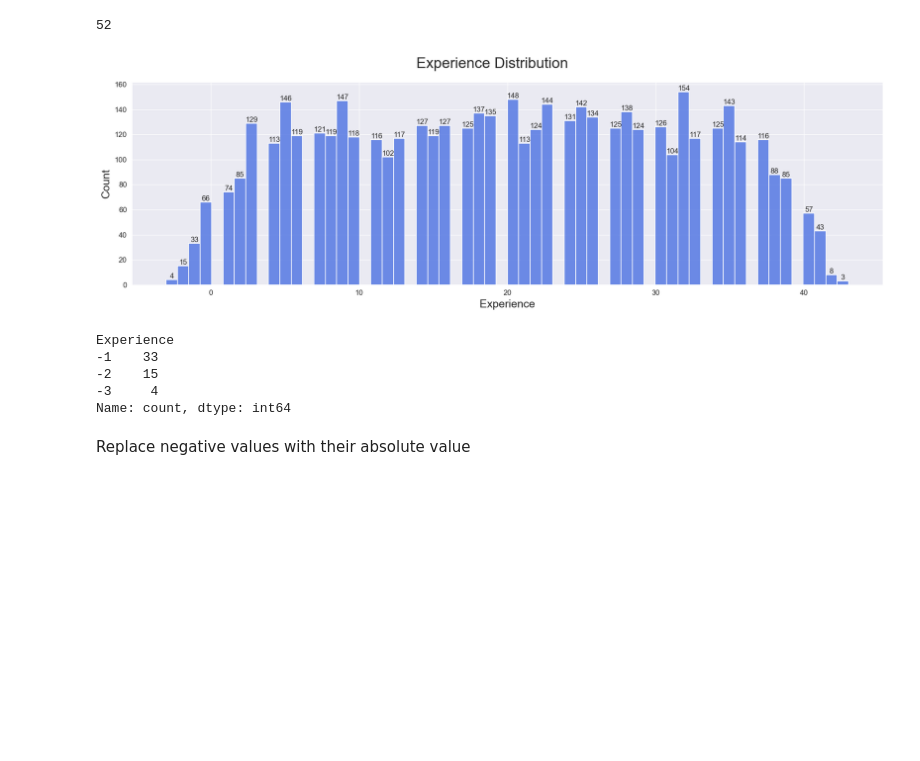
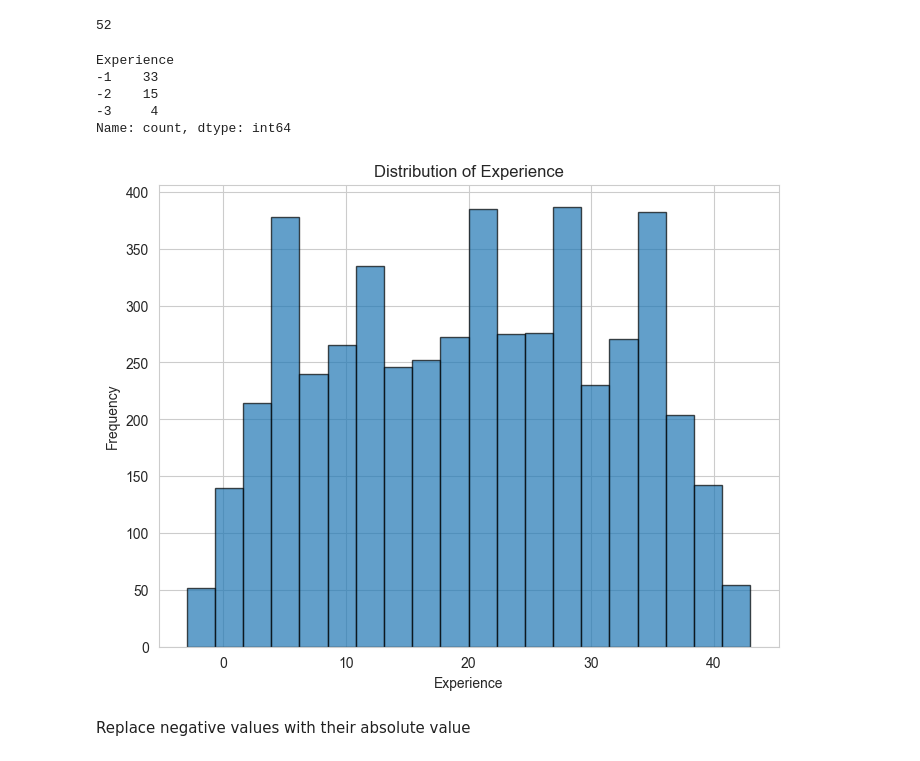
Before and after one commit to SoniaBorsi/Bank-loan-analysis, a Jupyter notebook: analysis.ipynb, the cells around one changed output. Cells and saved outputs as stored; diff of their text form; code cells hidden in the pictures; blank space fills up the shorter version.

```diff
--- a/analysis.ipynb
+++ b/analysis.ipynb
@@ -216,28 +213,6 @@ plt.show()
 df[df['Experience']<0]['Experience'].count()
 # %% [output]
 52
-# %%
-# Set the style of the graph
-sns.set_style('darkgrid')
-color = 'royalblue'
-
-# Plot histogram
-plt.figure(figsize=(15,5), dpi=120)
-graph = sns.histplot(x='Experience', data=df, bins=60, color=color)
-
-# Show non-zero values of the individual bars
-labels = [str(v) if v else '' for v in graph.containers[0].datavalues]
-graph.bar_label(graph.containers[0], labels=labels)
-
-plt.annotate('Noise', xy=(10000,60), xytext=(12000,400), color=color, fontsize=15,
-             arrowprops=dict(facecolor=color, shrink=0.01))
-plt.xlabel('Experience', fontsize=15)
-plt.ylabel('Count', fontsize=15)
-plt.suptitle('Experience Distribution', fontsize=20)
-plt.tight_layout()
-plt.show()
-# %% [output]
-[figure, removed]
 # %%
 df[df['Experience']<0]['Experience'].value_counts()
 # %% [output]
@@ -246,6 +221,18 @@ Experience
 -2    15
 -3     4
 Name: count, dtype: int64
+# %%
+df['Experience'].describe()
+
+plt.figure(figsize=(8,6))
+plt.hist(df['Experience'], bins=20, edgecolor='black', alpha=0.7)
+plt.title('Distribution of Experience')
+plt.xlabel('Experience')
+plt.ylabel('Frequency')
+plt.grid(True)
+plt.show()
+# %% [output]
+[figure, added]
 # %% [markdown]
 Replace negative values with their absolute value
 # %%
```
Also changed, not shown: parts of 13 cells of this notebook.
